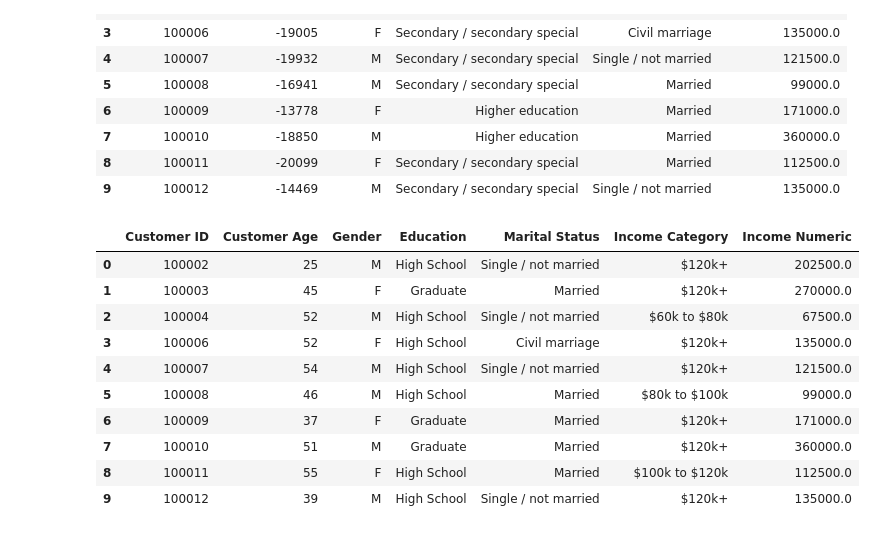
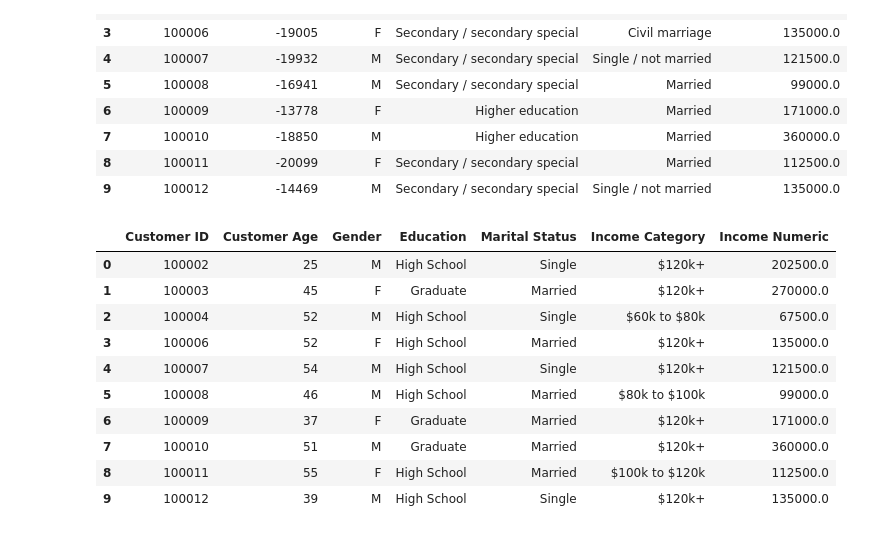
Before and after one commit to BlairHuang-18/SecretSecret, a Jupyter notebook: data.ipynb, the cells around one changed output. Cells and saved outputs as stored; diff of their text form; code cells hidden in the pictures.

```diff
--- a/data.ipynb
+++ b/data.ipynb
@@ -68,35 +68,44 @@ credit_case_study_data.head(10)
 # %%
 credit_case_study_data['Customer Age'] = abs(credit_case_study_data['Customer Age']/365).astype(int)
 
 credit_case_study_data['Income Numeric'] = credit_case_study_data['Income Category']
 income_bins = [0, 40000, 60000, 80000, 100000, 120000, float('inf')]
 income_labels = ['Less than $40k', '$40k - $60k', '$60k to $80k', '$80k to $100k', '$100k to $120k', '$120k+']
 credit_case_study_data['Income Category'] = pd.cut(credit_case_study_data['Income Category'], bins=income_bins, labels=income_labels, right=False)
 
 education_mapping = {
     'Academic degree': 'College',
     'Higher education': 'Graduate',
     'Incomplete higher': 'College',
     'Lower secondary': 'Junior High School',
     'Secondary / secondary special': 'High School'
 }
-
-# Apply mapping to the 'Education' column
 credit_case_study_data['Education'] = credit_case_study_data['Education'].map(education_mapping)
 
+Marital_mapping = {
+    'Civil marriage': 'Married',
+    'Married': 'Married',
+    'Seperated': 'Divorced',
+    'Single / not married': 'Single',
+    'Widow': 'Divorced',
+    'Unknown': 'Unknown'
+}
+credit_case_study_data['Marital Status'] = credit_case_study_data['Marital Status'].map(Marital_mapping)
+
+
 credit_case_study_data.head(10)
 # %% [output]
 |  | Customer ID | Customer Age | Gender | Education | Marital Status | Income Category | Income Numeric |
-| 0 | 100002 | 25 | M | High School | Single / not married | $120k+ | 202500.0 |
+| 0 | 100002 | 25 | M | High School | Single | $120k+ | 202500.0 |
 | 1 | 100003 | 45 | F | Graduate | Married | $120k+ | 270000.0 |
-| 2 | 100004 | 52 | M | High School | Single / not married | $60k to $80k | 67500.0 |
-| 3 | 100006 | 52 | F | High School | Civil marriage | $120k+ | 135000.0 |
-| 4 | 100007 | 54 | M | High School | Single / not married | $120k+ | 121500.0 |
+| 2 | 100004 | 52 | M | High School | Single | $60k to $80k | 67500.0 |
+| 3 | 100006 | 52 | F | High School | Married | $120k+ | 135000.0 |
+| 4 | 100007 | 54 | M | High School | Single | $120k+ | 121500.0 |
 | 5 | 100008 | 46 | M | High School | Married | $80k to $100k | 99000.0 |
 | 6 | 100009 | 37 | F | Graduate | Married | $120k+ | 171000.0 |
 | 7 | 100010 | 51 | M | Graduate | Married | $120k+ | 360000.0 |
 | 8 | 100011 | 55 | F | High School | Married | $100k to $120k | 112500.0 |
-| 9 | 100012 | 39 | M | High School | Single / not married | $120k+ | 135000.0 |
+| 9 | 100012 | 39 | M | High School | Single | $120k+ | 135000.0 |
 # %%
 filtered_data = credit_case_study_data[
     (credit_case_study_data['Customer Age'] < 25) &
```
Also changed, not shown: parts of 9 cells of this notebook.
